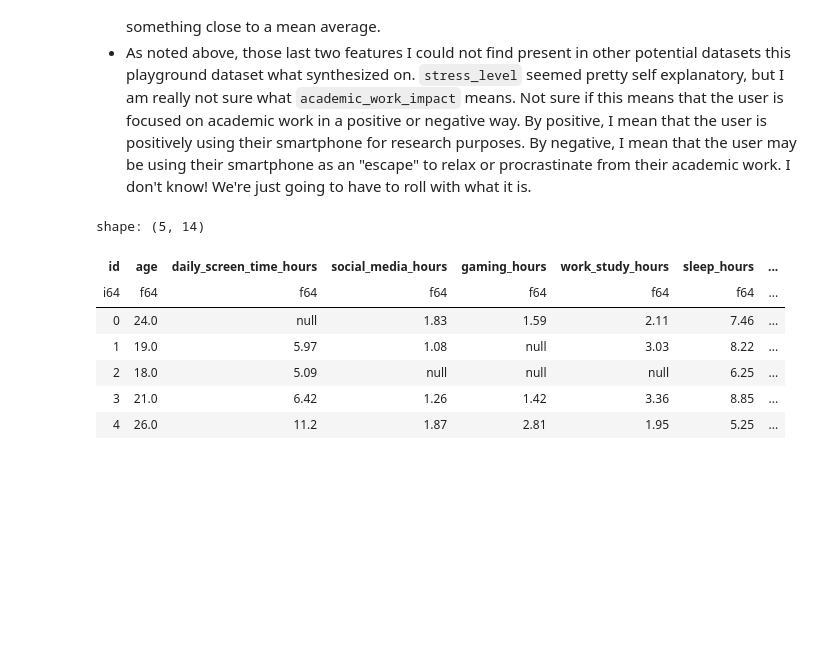
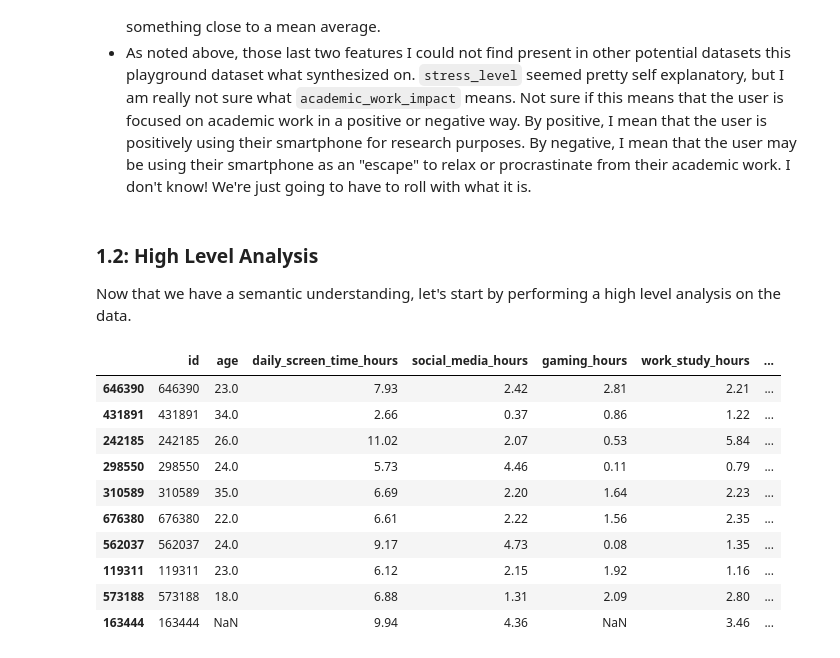
Before and after one commit to dkhundley/kaggle-playground-competitions, a Jupyter notebook: season_06/episode_08/s6e8_smartphone_addiction.ipynb, the cells around one changed output. Cells and saved outputs as stored; diff of their text form; code cells hidden in the pictures; blank space fills up the shorter version.

Commit message:
Starting EDA for S6E8

```diff
--- a/season_06/episode_08/s6e8_smartphone_addiction.ipynb
+++ b/season_06/episode_08/s6e8_smartphone_addiction.ipynb
@@ -12,7 +22,7 @@ import polars as pl
 # %%
 # Loading in the raw data
-df_train_raw = pl.read_csv('data/raw/train.csv')
-df_test_raw = pl.read_csv('data/raw/test.csv')
+df_train_raw = pd.read_csv('data/raw/train.csv')
+df_test_raw = pd.read_csv('data/raw/test.csv')
 # %% [markdown]
 ## 1: Exploratory Data Analysis
 Let's jump into our notebook by performing an **exploratory data analysis**. We are going to approach this from two perspectives. First, we're going to get a semantic understanding. As you'll see looking at the dataset, it's hard to get an understanding of what we're working with solely based on the raw feature (column) names. We'll use Kaggle's platform to help us get a better understanding of the data at a semantic level. Second, we're going to do a deep dive data analysis, which also includes some statistical analyses. By doing this analysis from both of these perspectives, we will gain a robust understanding of the data we are working with and start to strategize on how feature engineering might start to take form.
@@ -41,14 +51,21 @@ A few general notes about these data elements:
 - There are a number of times where the word "average" is used. It is unclear what they mean by that, so I'm going to assume it's the mean average.
 - There are a couple features like `notifications_per_day` where all the data records are represented by integer values. The reason I find this curious is because this almost certainly can't represent a mean average values since means are rarely integers, especially when all the records are integers. I'm not sure what to think about this, so we're just going to assume it's something close to a mean average.
 - As noted above, those last two features I could not find present in other potential datasets this playground dataset what synthesized on. `stress_level` seemed pretty self explanatory, but I am really not sure what `academic_work_impact` means. Not sure if this means that the user is focused on academic work in a positive or negative way. By positive, I mean that the user is positively using their smartphone for research purposes. By negative, I mean that the user may be using their smartphone as an "escape" to relax or procrastinate from their academic work. I don't know! We're just going to have to roll with what it is.
+# %% [markdown]
+### 1.2: High Level Analysis
+Now that we have a semantic understanding, let's start by performing a high level analysis on the data.
 # %%
-df_train_raw.head()
+# Randomly sampling 10 records from the raw training dataset
+df_train_raw.sample(n = 10)
 # %% [output]
-shape: (5, 14)
-| id | age | daily_screen_time_hours | social_media_hours | gaming_hours | work_study_hours | sleep_hours | ... |
-| i64 | f64 | f64 | f64 | f64 | f64 | f64 | ... |
-| 0 | 24.0 | null | 1.83 | 1.59 | 2.11 | 7.46 | ... |
-| 1 | 19.0 | 5.97 | 1.08 | null | 3.03 | 8.22 | ... |
-| 2 | 18.0 | 5.09 | null | null | null | 6.25 | ... |
-| 3 | 21.0 | 6.42 | 1.26 | 1.42 | 3.36 | 8.85 | ... |
-| 4 | 26.0 | 11.2 | 1.87 | 2.81 | 1.95 | 5.25 | ... |
+|  | id | age | daily_screen_time_hours | social_media_hours | gaming_hours | work_study_hours | ... |
+| 646390 | 646390 | 23.0 | 7.93 | 2.42 | 2.81 | 2.21 | ... |
+| 431891 | 431891 | 34.0 | 2.66 | 0.37 | 0.86 | 1.22 | ... |
+| 242185 | 242185 | 26.0 | 11.02 | 2.07 | 0.53 | 5.84 | ... |
+| 298550 | 298550 | 24.0 | 5.73 | 4.46 | 0.11 | 0.79 | ... |
+| 310589 | 310589 | 35.0 | 6.69 | 2.20 | 1.64 | 2.23 | ... |
+| 676380 | 676380 | 22.0 | 6.61 | 2.22 | 1.56 | 2.35 | ... |
+| 562037 | 562037 | 24.0 | 9.17 | 4.73 | 0.08 | 1.35 | ... |
+| 119311 | 119311 | 23.0 | 6.12 | 2.15 | 1.92 | 1.16 | ... |
+| 573188 | 573188 | 18.0 | 6.88 | 1.31 | 2.09 | 2.80 | ... |
+| 163444 | 163444 | NaN | 9.94 | 4.36 | NaN | 3.46 | ... |
```
Also changed, not shown: parts of 11 cells of this notebook.
